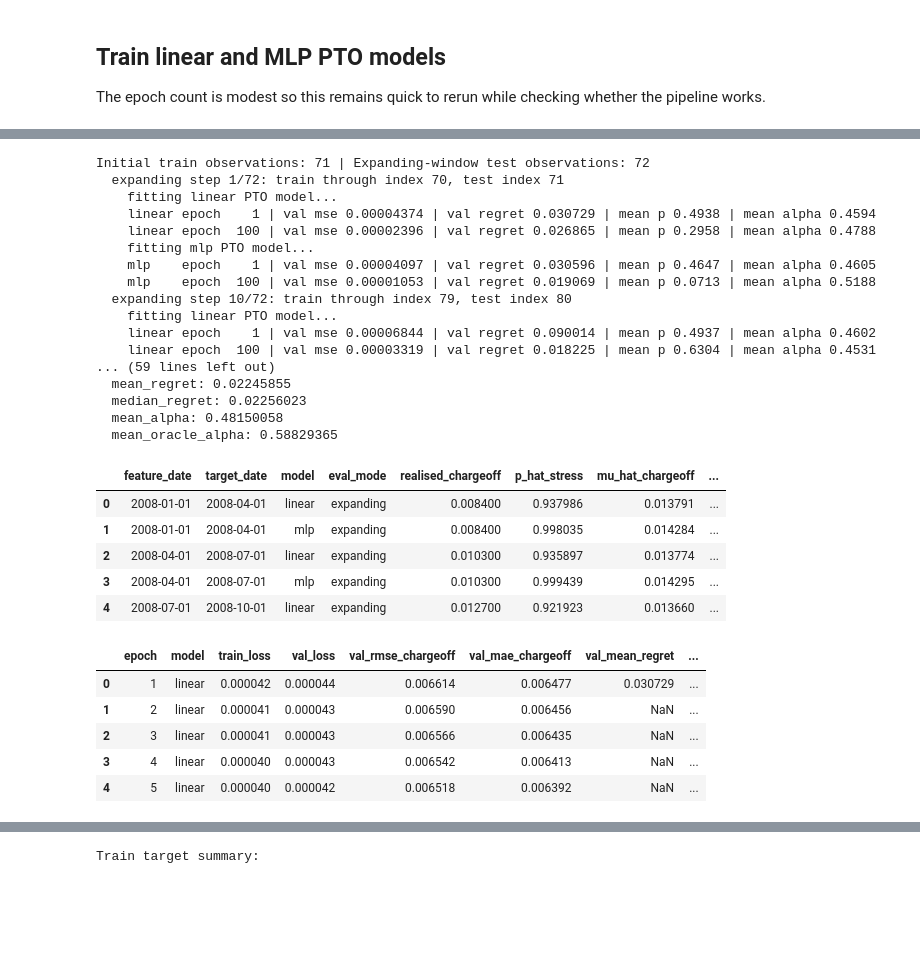
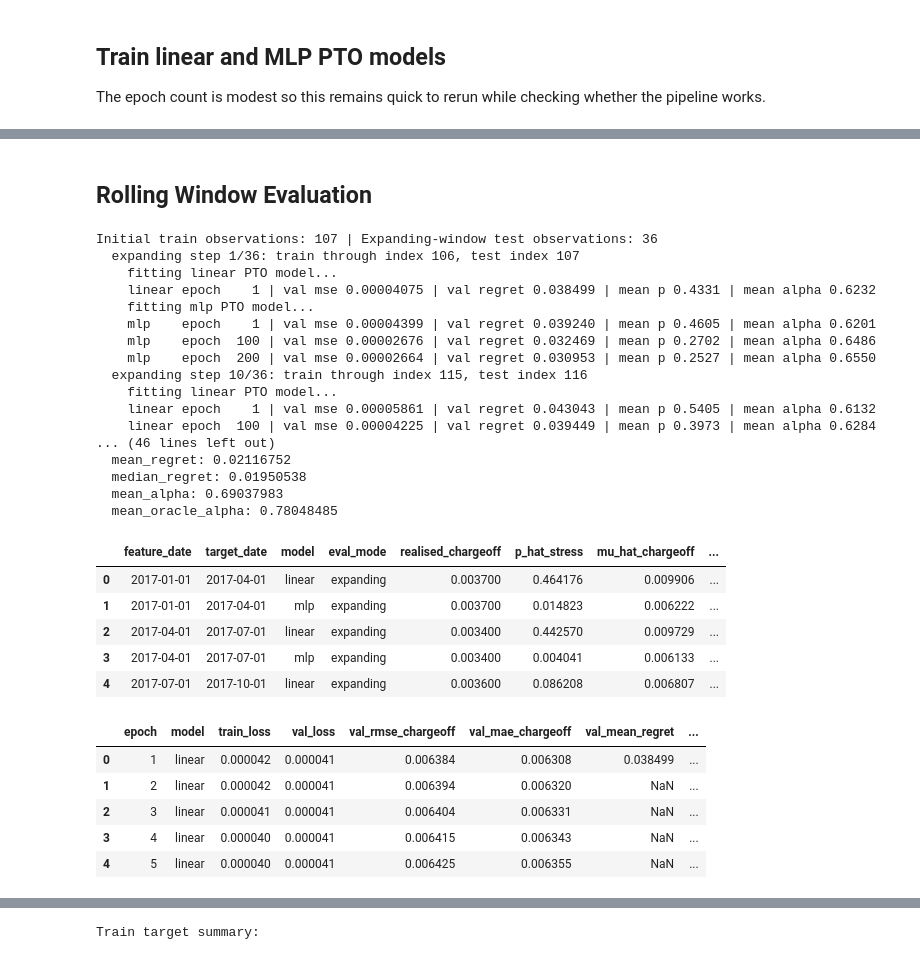
Before and after one commit to okeeffe-hannah/Decision_Focused_Learning_for_Capital_Allocation, a Jupyter notebook: models/notebooks/test_predict_then_optimise.ipynb, the cells around one changed output, grey strips where cells are left out. Drawn from its saved outputs; the diff is of its cells as text; code cells hidden in the pictures; blank space fills up the shorter version.

```diff
--- a/models/notebooks/test_predict_then_optimise.ipynb
+++ b/models/notebooks/test_predict_then_optimise.ipynb
@@ -282,60 +267,68 @@ plt.show()
+# %% [markdown]
+## Rolling Window Evaluation
 # %%
 run_expanding_smoke_test = True
+
+cap_cfg = CapitalConfig(
+    leverage=5.0,
+    y_bar=0.05,
+    lambda_penalty=10,
+)
 
 if run_expanding_smoke_test:
     expanding_cfg = ModelConfig(
         hidden_dim=16,
         lr=1e-3,
         weight_decay=1e-4,
         batch_size=16,
-        epochs=100,
-        patience=25,
+        epochs=300,
+        patience=75,
         val_frac=0.2,
         seed=42,
     )
 
     pto_expanding_predictions, pto_expanding_history = run_expanding_window(
         df=df,
         date_col="DATE",
         feature_cols=feature_cols,
         initial_train_frac=0.75,
         model_cfg=expanding_cfg,
         cap_cfg=cap_cfg,
         return_history=True,
     )
 
     display(pto_expanding_predictions.head())
     display(pto_expanding_history.head())
 # %% [output]
-Initial train observations: 71 | Expanding-window test observations: 72
-  expanding step 1/72: train through index 70, test index 71
+Initial train observations: 107 | Expanding-window test observations: 36
+  expanding step 1/36: train through index 106, test index 107
     fitting linear PTO model...
-    linear epoch    1 | val mse 0.00004374 | val regret 0.030729 | mean p 0.4938 | mean alpha 0.4594
-    linear epoch  100 | val mse 0.00002396 | val regret 0.026865 | mean p 0.2958 | mean alpha 0.4788
+    linear epoch    1 | val mse 0.00004075 | val regret 0.038499 | mean p 0.4331 | mean alpha 0.6232
     fitting mlp PTO model...
-    mlp    epoch    1 | val mse 0.00004097 | val regret 0.030596 | mean p 0.4647 | mean alpha 0.4605
-    mlp    epoch  100 | val mse 0.00001053 | val regret 0.019069 | mean p 0.0713 | mean alpha 0.5188
-  expanding step 10/72: train through index 79, test index 80
+    mlp    epoch    1 | val mse 0.00004399 | val regret 0.039240 | mean p 0.4605 | mean alpha 0.6201
+    mlp    epoch  100 | val mse 0.00002676 | val regret 0.032469 | mean p 0.2702 | mean alpha 0.6486
+    mlp    epoch  200 | val mse 0.00002664 | val regret 0.030953 | mean p 0.2527 | mean alpha 0.6550
+  expanding step 10/36: train through index 115, test index 116
     fitting linear PTO model...
-    linear epoch    1 | val mse 0.00006844 | val regret 0.090014 | mean p 0.4937 | mean alpha 0.4602
-    linear epoch  100 | val mse 0.00003319 | val regret 0.018225 | mean p 0.6304 | mean alpha 0.4531
-... (59 lines left out)
-  mean_regret: 0.02245855
-  median_regret: 0.02256023
-  mean_alpha: 0.48150058
-  mean_oracle_alpha: 0.58829365
+    linear epoch    1 | val mse 0.00005861 | val regret 0.043043 | mean p 0.5405 | mean alpha 0.6132
+    linear epoch  100 | val mse 0.00004225 | val regret 0.039449 | mean p 0.3973 | mean alpha 0.6284
+... (46 lines left out)
+  mean_regret: 0.02116752
+  median_regret: 0.01950538
+  mean_alpha: 0.69037983
+  mean_oracle_alpha: 0.78048485
 |  | feature_date | target_date | model | eval_mode | realised_chargeoff | p_hat_stress | mu_hat_chargeoff | ... |
-| 0 | 2008-01-01 | 2008-04-01 | linear | expanding | 0.008400 | 0.937986 | 0.013791 | ... |
-| 1 | 2008-01-01 | 2008-04-01 | mlp | expanding | 0.008400 | 0.998035 | 0.014284 | ... |
-| 2 | 2008-04-01 | 2008-07-01 | linear | expanding | 0.010300 | 0.935897 | 0.013774 | ... |
-| 3 | 2008-04-01 | 2008-07-01 | mlp | expanding | 0.010300 | 0.999439 | 0.014295 | ... |
-| 4 | 2008-07-01 | 2008-10-01 | linear | expanding | 0.012700 | 0.921923 | 0.013660 | ... |
+| 0 | 2017-01-01 | 2017-04-01 | linear | expanding | 0.003700 | 0.464176 | 0.009906 | ... |
+| 1 | 2017-01-01 | 2017-04-01 | mlp | expanding | 0.003700 | 0.014823 | 0.006222 | ... |
+| 2 | 2017-04-01 | 2017-07-01 | linear | expanding | 0.003400 | 0.442570 | 0.009729 | ... |
+| 3 | 2017-04-01 | 2017-07-01 | mlp | expanding | 0.003400 | 0.004041 | 0.006133 | ... |
+| 4 | 2017-07-01 | 2017-10-01 | linear | expanding | 0.003600 | 0.086208 | 0.006807 | ... |
 |  | epoch | model | train_loss | val_loss | val_rmse_chargeoff | val_mae_chargeoff | val_mean_regret | ... |
-| 0 | 1 | linear | 0.000042 | 0.000044 | 0.006614 | 0.006477 | 0.030729 | ... |
-| 1 | 2 | linear | 0.000041 | 0.000043 | 0.006590 | 0.006456 | NaN | ... |
-| 2 | 3 | linear | 0.000041 | 0.000043 | 0.006566 | 0.006435 | NaN | ... |
-| 3 | 4 | linear | 0.000040 | 0.000043 | 0.006542 | 0.006413 | NaN | ... |
-| 4 | 5 | linear | 0.000040 | 0.000042 | 0.006518 | 0.006392 | NaN | ... |
+| 0 | 1 | linear | 0.000042 | 0.000041 | 0.006384 | 0.006308 | 0.038499 | ... |
+| 1 | 2 | linear | 0.000042 | 0.000041 | 0.006394 | 0.006320 | NaN | ... |
+| 2 | 3 | linear | 0.000041 | 0.000041 | 0.006404 | 0.006331 | NaN | ... |
+| 3 | 4 | linear | 0.000040 | 0.000041 | 0.006415 | 0.006343 | NaN | ... |
+| 4 | 5 | linear | 0.000040 | 0.000041 | 0.006425 | 0.006355 | NaN | ... |
 # %%
 pto_expanding_predictions["target_date"] = pd.to_datetime(
     pto_expanding_predictions["target_date"]
```
Also changed, not shown: parts of 9 cells of this notebook, 3 other files.
